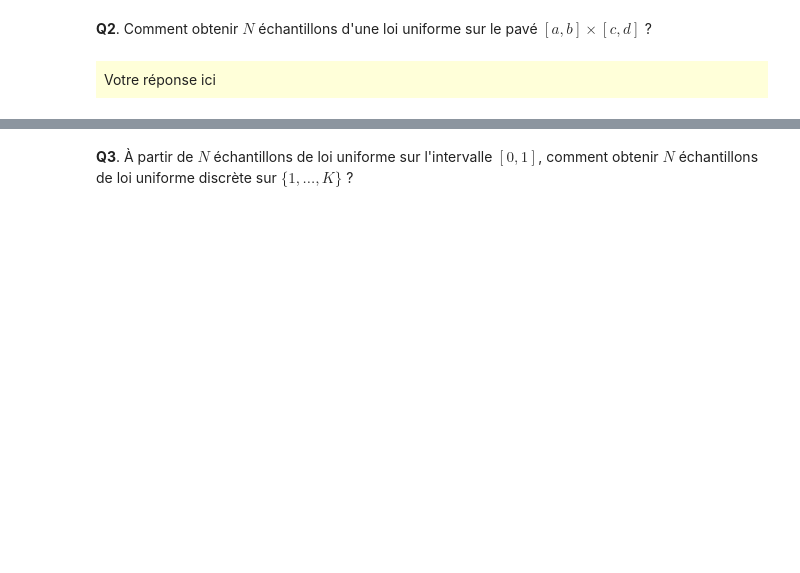
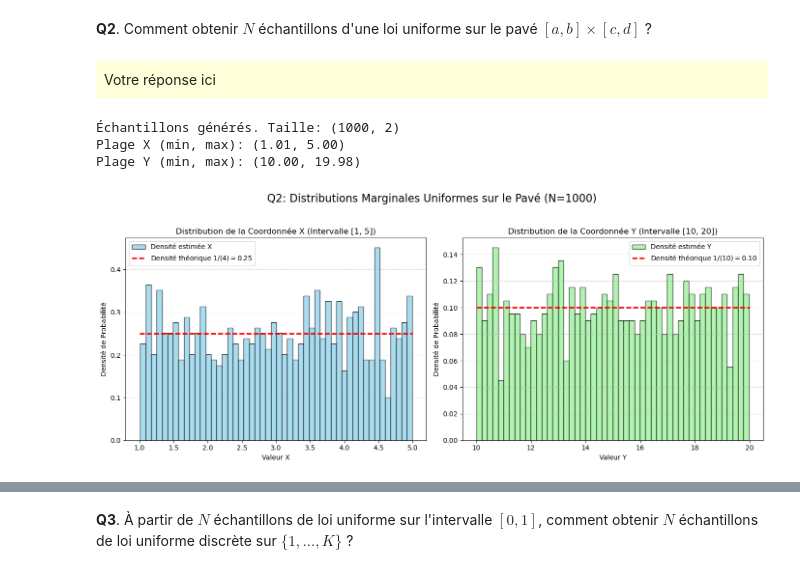
Before and after one commit to farahamorri/estim_av, a Jupyter notebook: tp1_gen_va.ipynb, the cells around one changed output, grey strips where cells are left out. Cells and saved outputs as stored; diff of their text form; code cells hidden in the pictures; blank space fills up the shorter version.

```diff
--- a/tp1_gen_va.ipynb
+++ b/tp1_gen_va.ipynb
@@ -44,6 +113,63 @@ Votre réponse ici
 Votre réponse ici
 </div>
 # %%
-########
-### YOUR CODE HERE
-########
+import numpy as np
+
+# 1. Définir les paramètres du pavé
+N = 1000  # Nombre d'échantillons
+a, b = 1, 5   # Intervalle X
+c, d = 10, 20 # Intervalle Y
+
+# 2. Générer les échantillons X
+# Transformation: a + (b - a) * U_x
+X = a + (b - a) * np.random.rand(N)
+
+# 3. Générer les échantillons Y (indépendamment)
+# Transformation: c + (d - c) * U_y
+Y = c + (d - c) * np.random.rand(N)
+
+# 4. Combiner les résultats en paires (N, 2)
+echantillons = np.column_stack((X, Y))
+# ou : echantillons = np.array([X, Y]).T
+
+# Vérification (facultatif)
+print(f"Échantillons générés. Taille: {echantillons.shape}")
+print(f"Plage X (min, max): ({X.min():.2f}, {X.max():.2f})")
+print(f"Plage Y (min, max): ({Y.min():.2f}, {Y.max():.2f})")
+# %% [output]
+Échantillons générés. Taille: (1000, 2)
+Plage X (min, max): (1.01, 5.00)
+Plage Y (min, max): (10.00, 19.98)
+# %%
+# --- Visualisation des deux histogrammes superposés (facultatif: en réalité, ils sont séparés pour plus de clarté) ---
+
+fig, (ax1, ax2) = plt.subplots(1, 2, figsize=(14, 6))
+fig.suptitle(f'Q2: Distributions Marginales Uniformes sur le Pavé (N={N})', fontsize=16)
+
+# --- Histogramme pour la dimension X ---
+ax1.hist(X, bins=50, density=True, alpha=0.7, color='skyblue', edgecolor='black', label='Densité estimée X')
+# Densité théorique X: 1/(b-a)
+pdf_x_theorique = 1 / (b - a)
+ax1.hlines(pdf_x_theorique, a, b, color='red', linestyle='--', linewidth=2, label=f'Densité théorique $1/({b-a})={pdf_x_theorique:.2f}$')
+ax1.set_title(f'Distribution de la Coordonnée X (Intervalle [{a}, {b}])')
+ax1.set_xlabel('Valeur X')
+ax1.set_ylabel('Densité de Probabilité')
+ax1.legend()
+ax1.grid(axis='y', linestyle=':')
+
+
+# --- Histogramme pour la dimension Y ---
+ax2.hist(Y, bins=50, density=True, alpha=0.7, color='lightgreen', edgecolor='black', label='Densité estimée Y')
+# Densité théorique Y: 1/(d-c)
+pdf_y_theorique = 1 / (d - c)
+ax2.hlines(pdf_y_theorique, c, d, color='red', linestyle='--', linewidth=2, label=f'Densité théorique $1/({d-c})={pdf_y_theorique:.2f}$')
+ax2.set_title(f'Distribution de la Coordonnée Y (Intervalle [{c}, {d}])')
+ax2.set_xlabel('Valeur Y')
+ax2.set_ylabel('Densité de Probabilité')
+ax2.legend()
+ax2.grid(axis='y', linestyle=':')
+
+plt.tight_layout(rect=[0, 0.03, 1, 0.95]) # Ajuster pour le suptitle
+plt.show()
+# %% [output]
+[figure, added]
```
Also changed, not shown: parts of 28 cells of this notebook.
